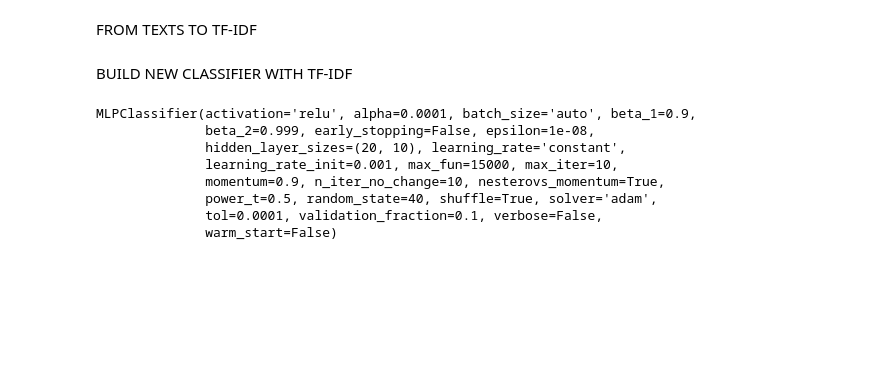
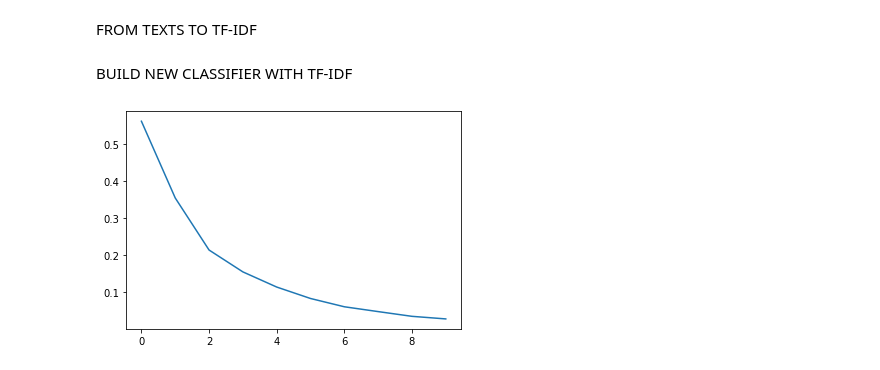
Before and after one commit to Aqquila1/Xsolla-Summer-School-2020, a Jupyter notebook: 3_txt_classification/3_txt_classification.ipynb, the cells around one changed output. Saved outputs shown, nothing was run; the diff lists cells and outputs as text; code cells hidden in the pictures; blank space fills up the shorter version.

```diff
--- a/3_txt_classification/3_txt_classification.ipynb
+++ b/3_txt_classification/3_txt_classification.ipynb
@@ -468,16 +495,13 @@ BUILD NEW CLASSIFIER WITH TF-IDF
 # %%
 TextClassifier2 = MLPClassifier(hidden_layer_sizes = (20,10), max_iter = 10, random_state = 40)
 # %%
-TextClassifier2.fit(TF_IDF_train,YTrain)
+history_model = TextClassifier2.fit(TF_IDF_train, YTrain)
-# %% [output]
-MLPClassifier(activation='relu', alpha=0.0001, batch_size='auto', beta_1=0.9,
-              beta_2=0.999, early_stopping=False, epsilon=1e-08,
-              hidden_layer_sizes=(20, 10), learning_rate='constant',
-              learning_rate_init=0.001, max_fun=15000, max_iter=10,
-              momentum=0.9, n_iter_no_change=10, nesterovs_momentum=True,
-              power_t=0.5, random_state=40, shuffle=True, solver='adam',
-              tol=0.0001, validation_fraction=0.1, verbose=False,
-              warm_start=False)
+# %%
+loss_values = history_model.loss_curve_
+plt.plot(loss_values)
+plt.show()
+# %% [output]
+[figure, added]
 # %%
 pred = TextClassifier2.predict(TF_IDF_test)
 print(confusion_matrix(YTest,pred))
```
Also changed, not shown: parts of 19 cells of this notebook.
